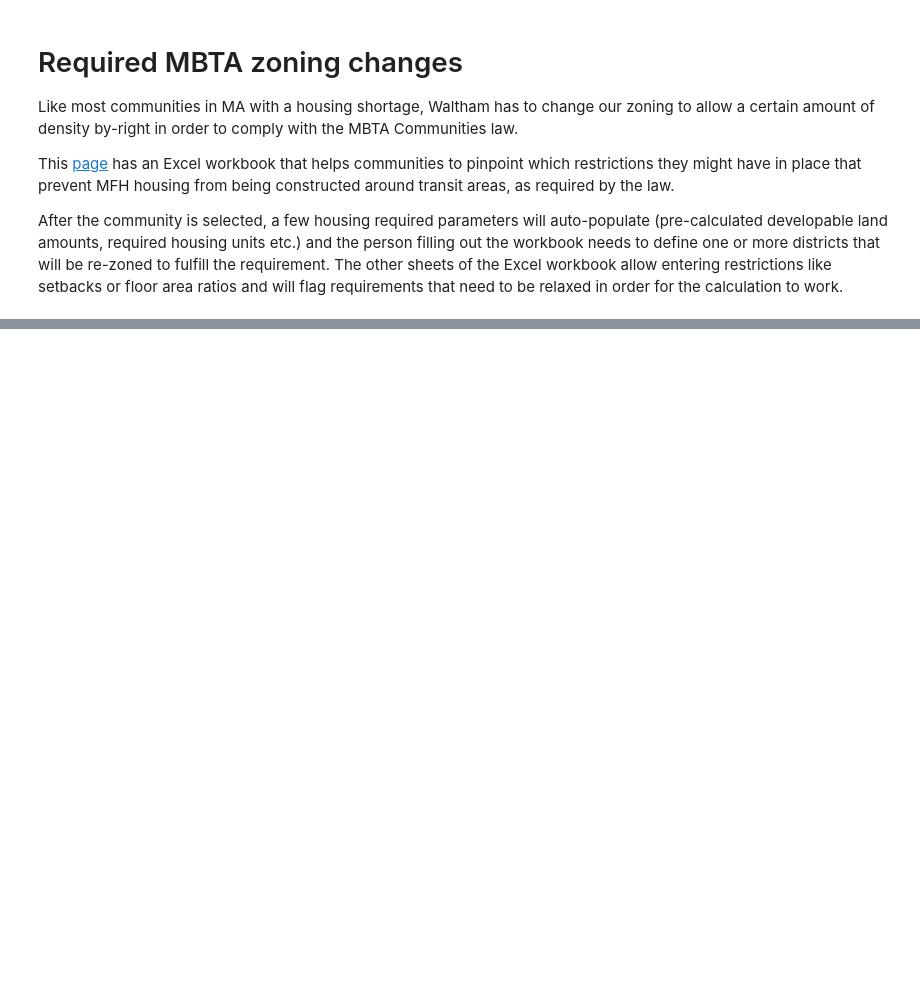
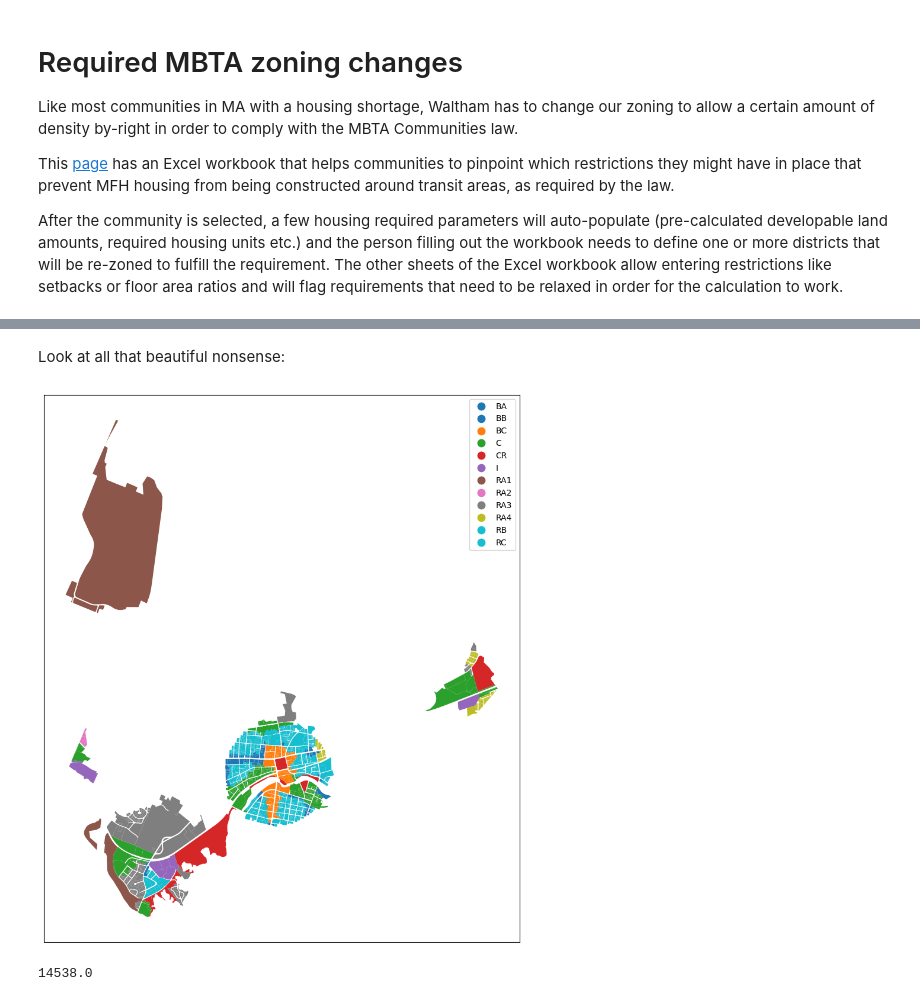
Before and after one commit to tjrileywisc/waltham_gis, a Jupyter notebook: investigations/mbta_zoning_changes/notebook.ipynb, the cells around one changed output, grey strips where cells are left out. Saved outputs shown, nothing was run; the diff lists cells and outputs as text; code cells hidden in the pictures; blank space fills up the shorter version.

```diff
--- a/investigations/mbta_zoning_changes/notebook.ipynb
+++ b/investigations/mbta_zoning_changes/notebook.ipynb
@@ -353,0 +146,28 @@ This is going to be the main lot
+# %%
+with fs.open(f"data/gis/WalthamZoning.zip") as f:
+    content = BytesIO(f.read())
+    zipfile = ZipFile(content)
+    zipfile.extractall("../../data/gis")
+    shp_path = f"../../data/gis/WalthamZoning/WalthamZoning.shp"
+    zoning_df = geo_pd.read_file(shp_path)
+
+# set the waltham zoning crs to match the MassGIS one
+zoning_df.to_crs(property_shapefiles_df.crs, inplace=True)
+# %%
+# assign existing parcels to zones
+property_shapefiles_df["parcel_geometry"] = property_shapefiles_df["geometry"]
+property_shapefiles_df["geometry"] = property_shapefiles_df.centroid
+zoned_parcels_df = property_shapefiles_df.sjoin(zoning_df, how="left")
+zoned_parcels_df.drop(axis="columns", labels=["index_right", "geometry"], inplace=True)
+zoned_parcels_df.rename(columns={"NAME": "ZONE", "parcel_geometry": "geometry"}, inplace=True)
+
+zoned_parcels_df = zoned_parcels_df[~zoned_parcels_df["ZONE"].isna()]
+# %% [markdown]
+Look at all that beautiful nonsense:
+# %%
+ax = zoned_parcels_df.plot(column="ZONE", legend=True, figsize=(12, 12))
+
+ax.get_xaxis().set_visible(False)
+ax.get_yaxis().set_visible(False)
+# %% [output]
+[figure, added]
@@ -353,0 +219,5 @@ This is going to be the main lot
+# %%
+# as of right - this time we can count all parcels
+zoned_parcels_df["AS_OF_RIGHT_CAPACITY"].sum()
+# %% [output]
+14538.0
```
Also changed, not shown: parts of 40 cells of this notebook, 4 other files.
